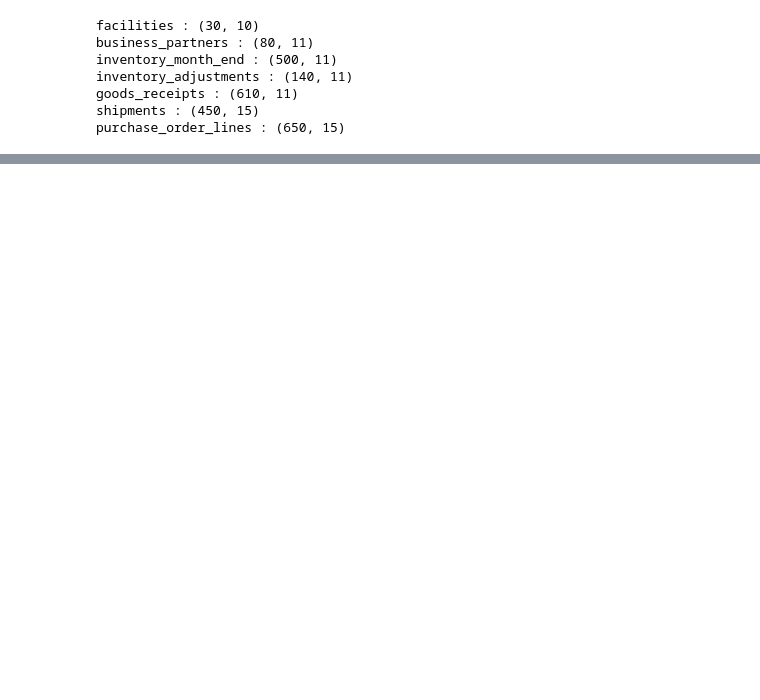
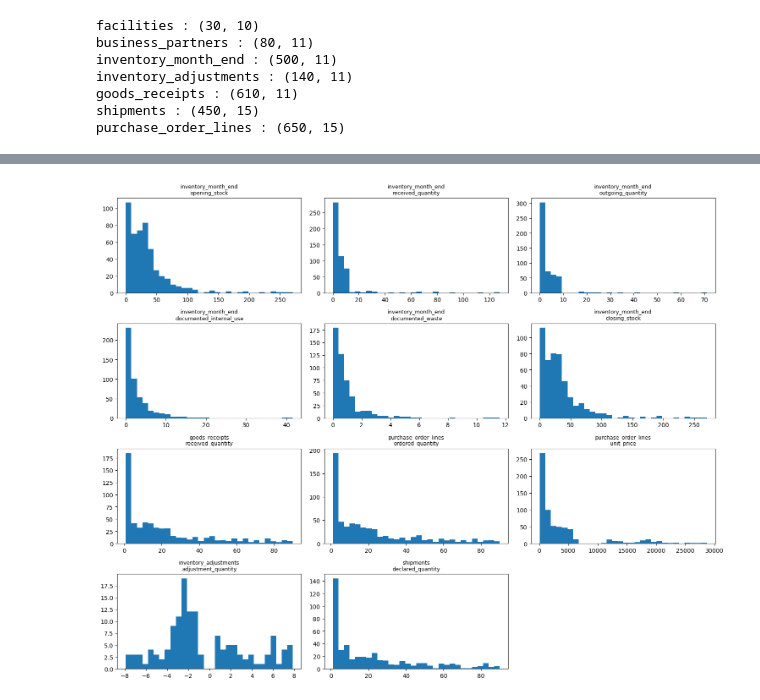
Before and after one commit to Sheik-info/20262027-UE-DataMining-Project, a Jupyter notebook: logistics.ipynb, the cells around one changed output, grey strips where cells are left out. Cells and saved outputs as stored; diff of their text form; code cells hidden in the pictures; blank space fills up the shorter version.

```diff
--- a/logistics.ipynb
+++ b/logistics.ipynb
@@ -746,0 +841,25 @@ facilities - opening_date : datetime64[ns] | min = 1996-01-01 00:00:00 | max = 2
+# %%
+# colonne d'unite associee a chaque fichier
+colonnes_unite = {
+    "inventory_month_end": "unit",
+    "goods_receipts": "received_unit",
+    "purchase_order_lines": "ordered_unit",
+    "inventory_adjustments": "unit",
+    "shipments": "declared_unit"
+}
+
+for nom, colonnes in colonnes_num.items():
+    # on saute unit_price : il depend de la devise, on le fera apres
+    colonnes_quantite = [c for c in colonnes if c != "unit_price"]
+    col_unite = colonnes_unite[nom]
+
+    for col in colonnes_quantite:
+        total = 0
+        detail = {}
+        for unite in dfs[nom][col_unite].unique():
+            serie = dfs[nom][dfs[nom][col_unite] == unite][col]
+            nb, bas, haut = compter_outliers_iqr(serie)
+            if nb > 0:
+                detail[unite] = nb
+            total = total + nb
+        print(nom, "-", col, ": total =", total, "| detail :", detail)
@@ -746,0 +935,6 @@ facilities - opening_date : datetime64[ns] | min = 1996-01-01 00:00:00 | max = 2
+# %%
+for nom, colonnes in colonnes_num.items():
+    print("\n=", nom, "=")
+    stats = dfs[nom][colonnes].describe().T
+    stats['moyenne/mediane'] = stats['mean'] / stats['50%']
+    print(stats.round(2))
@@ -746,0 +968,15 @@ facilities - opening_date : datetime64[ns] | min = 1996-01-01 00:00:00 | max = 2
+# %%
+plt.figure(figsize=(15, 12))
+
+i = 1
+for nom, colonnes in colonnes_num.items():
+    for col in colonnes:
+        plt.subplot(4, 3, i)
+        plt.hist(dfs[nom][col], bins=30)
+        plt.title(nom + "\n" + col, fontsize=9)
+        i = i + 1
+
+plt.tight_layout()
+plt.show()
+# %% [output]
+[figure, added]
```
Also changed, not shown: parts of 32 cells of this notebook.
